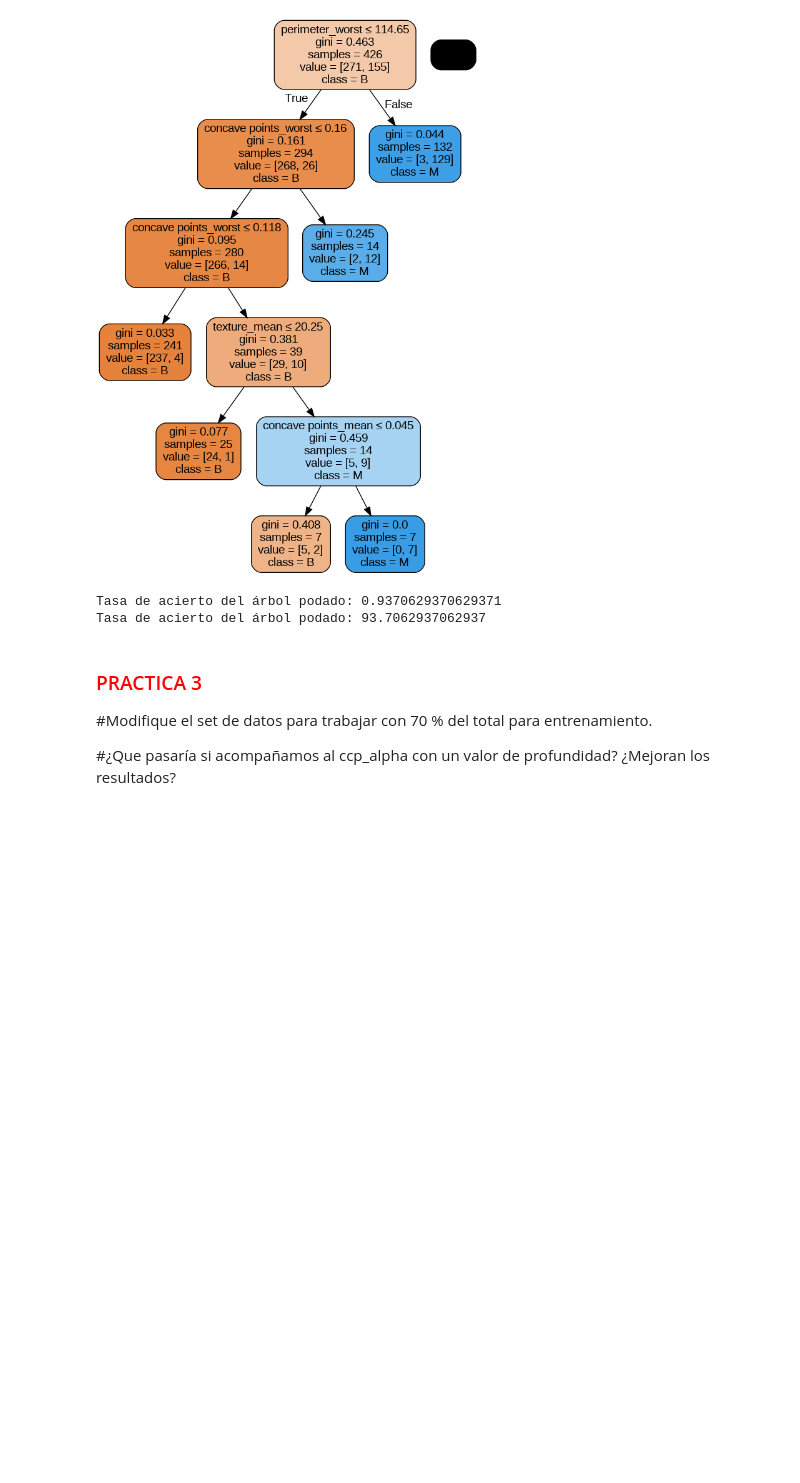
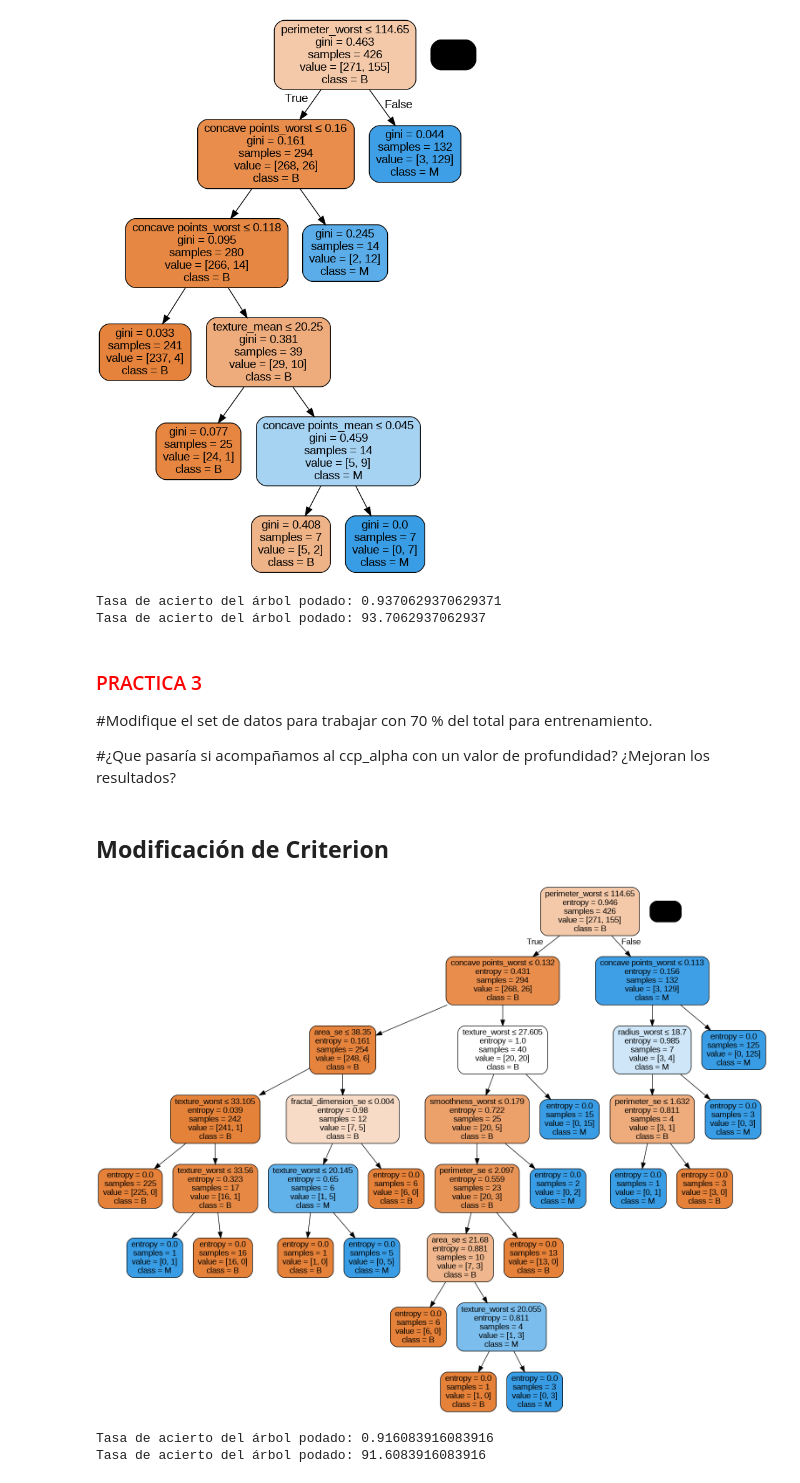
Before and after one commit to ml-unne/ml-unne.github.io, a Jupyter notebook: doc/Arboles_clasificacion(cancer).ipynb, the cells around one changed output. Drawn from its saved outputs; the diff is of its cells as text; code cells hidden in the pictures; blank space fills up the shorter version.

```diff
--- a/doc/Arboles_clasificacion(cancer).ipynb
+++ b/doc/Arboles_clasificacion(cancer).ipynb
@@ -391,3 +387,29 @@ Tasa de acierto del árbol podado: 93.7062937062937
 #Modifique el set de datos para trabajar con 70 % del total para entrenamiento.
 
 #¿Que pasaría si acompañamos al ccp_alpha con un valor de profundidad? ¿Mejoran los resultados?
+# %% [markdown]
+## **Modificación de Criterion**
+# %%
+# Crear un árbol de clasificación con una profundidad máxima de 3 para visualización
+arbol_c5 = DecisionTreeClassifier(criterion="entropy") # Modificable
+arbol_c5.fit(X_train, y_train)
+
+predichos5 = arbol_c5.predict(X_test)
+
+# Visualizar el árbol de clasificación más legible
+dot_data = StringIO()
+export_graphviz(arbol_c5, out_file=dot_data,
+                filled=True, rounded=True,
+                special_characters=True, feature_names=X.columns, class_names=['B', 'M'])
+graph = pydotplus.graph_from_dot_data(dot_data.getvalue())
+Image(graph.create_png())
+# %% [output]
+[figure, added]
+# %%
+# Calcular la tasa de aciertos del árbol podado en el conjunto de prueba
+tasa_acierto5 = arbol_c5.score(X_test, y_test)
+print("Tasa de acierto del árbol podado:", tasa_acierto5)
+print("Tasa de acierto del árbol podado:", tasa_acierto5*100)
+# %% [output]
+Tasa de acierto del árbol podado: 0.916083916083916
+Tasa de acierto del árbol podado: 91.6083916083916
```
Also changed, not shown: parts of 17 cells of this notebook.
